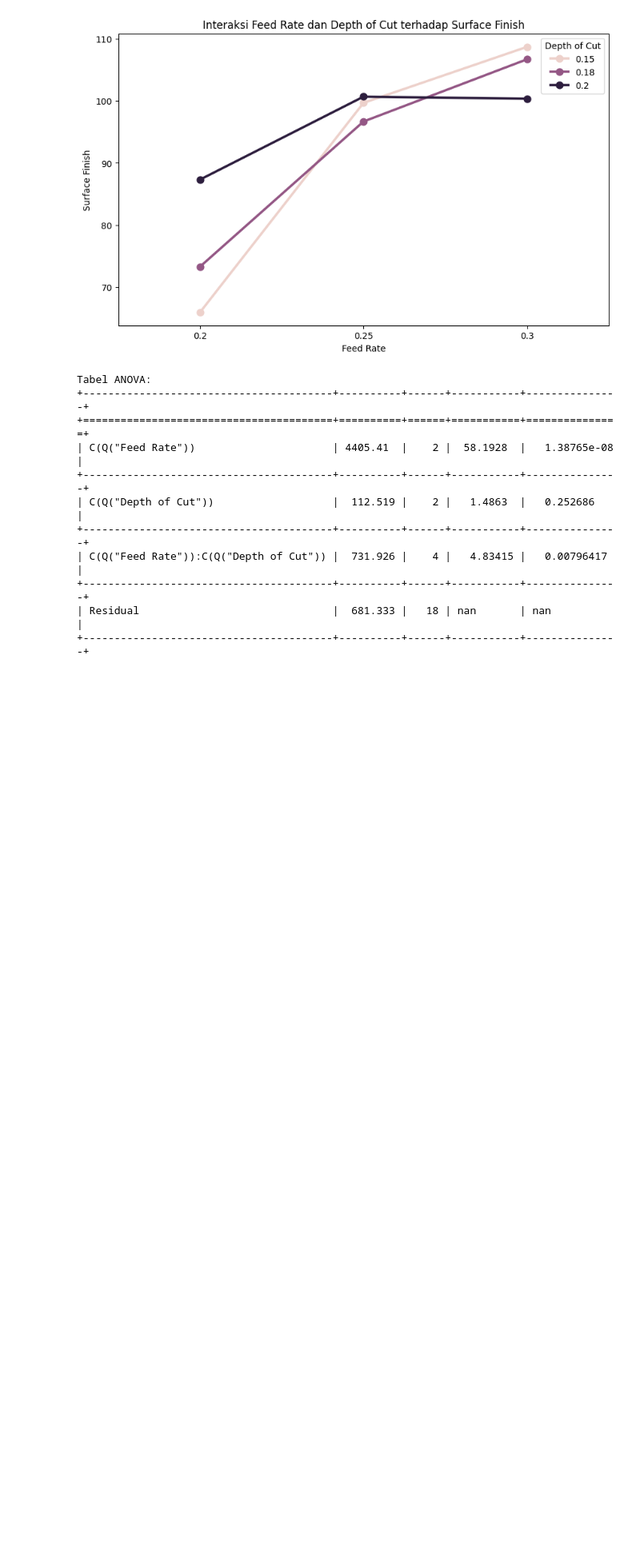
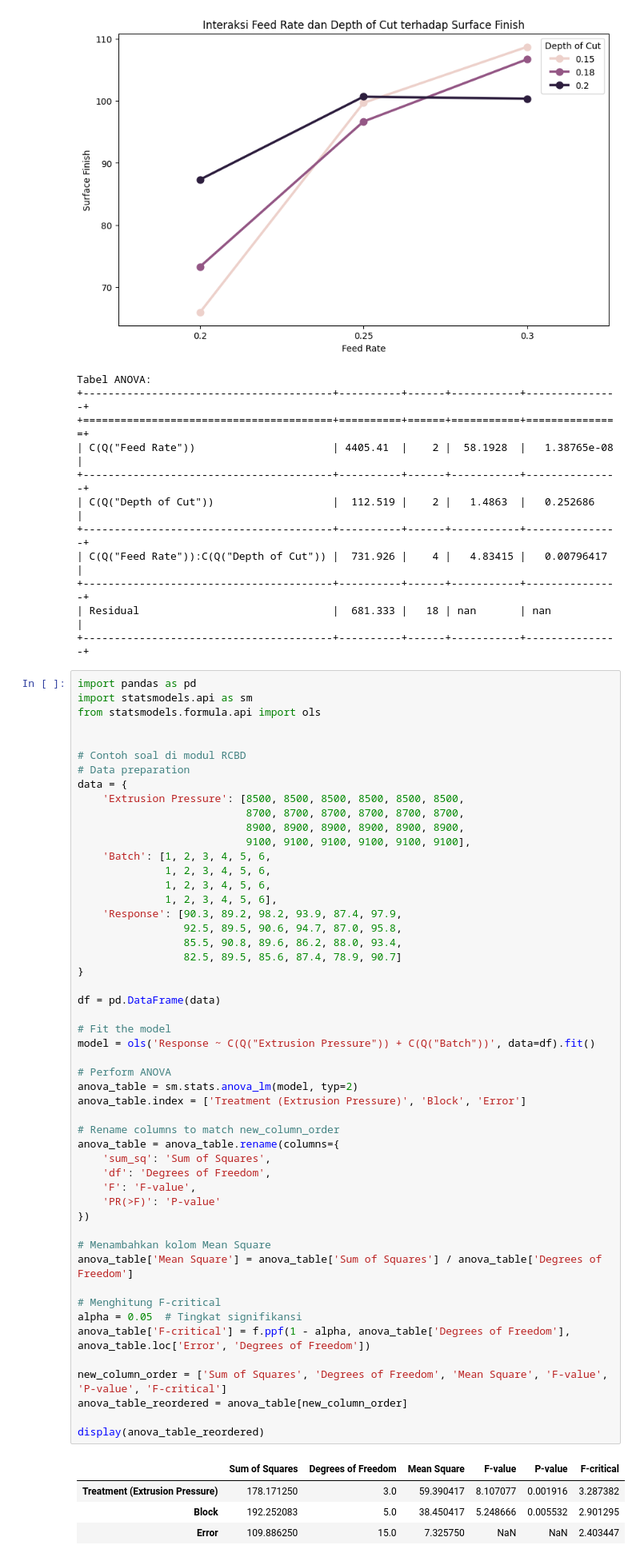
Before and after one commit to fegara/freecodecamp-intro-to-numpy, a Jupyter notebook: Homework2.ipynb, the cells around one changed output. Shown: that part at 80% size. Saved outputs shown, nothing was run; the diff lists cells and outputs as text; blank space fills up the shorter version.

```diff
--- a/Homework2.ipynb
+++ b/Homework2.ipynb
@@ -198,3 +205,59 @@ Tabel ANOVA:
 +----------------------------------------+----------+------+-----------+---------------+
 | Residual                               |  681.333 |   18 | nan       | nan           |
 +----------------------------------------+----------+------+-----------+---------------+
+# %%
+import pandas as pd
+import statsmodels.api as sm
+from statsmodels.formula.api import ols
+
+
+# Contoh soal di modul RCBD
+# Data preparation
+data = {
+    'Extrusion Pressure': [8500, 8500, 8500, 8500, 8500, 8500,
+                           8700, 8700, 8700, 8700, 8700, 8700,
+                           8900, 8900, 8900, 8900, 8900, 8900,
+                           9100, 9100, 9100, 9100, 9100, 9100],
+    'Batch': [1, 2, 3, 4, 5, 6,
+              1, 2, 3, 4, 5, 6,
+              1, 2, 3, 4, 5, 6,
+              1, 2, 3, 4, 5, 6],
+    'Response': [90.3, 89.2, 98.2, 93.9, 87.4, 97.9,
+                 92.5, 89.5, 90.6, 94.7, 87.0, 95.8,
+                 85.5, 90.8, 89.6, 86.2, 88.0, 93.4,
+                 82.5, 89.5, 85.6, 87.4, 78.9, 90.7]
+}
+
+df = pd.DataFrame(data)
+
+# Fit the model
+model = ols('Response ~ C(Q("Extrusion Pressure")) + C(Q("Batch"))', data=df).fit()
+
+# Perform ANOVA
+anova_table = sm.stats.anova_lm(model, typ=2)
+anova_table.index = ['Treatment (Extrusion Pressure)', 'Block', 'Error']
+
+# Rename columns to match new_column_order
+anova_table = anova_table.rename(columns={
+    'sum_sq': 'Sum of Squares',
+    'df': 'Degrees of Freedom',
+    'F': 'F-value',
+    'PR(>F)': 'P-value'
+})
+
+# Menambahkan kolom Mean Square
+anova_table['Mean Square'] = anova_table['Sum of Squares'] / anova_table['Degrees of Freedom']
+
+# Menghitung F-critical
+alpha = 0.05  # Tingkat signifikansi
+anova_table['F-critical'] = f.ppf(1 - alpha, anova_table['Degrees of Freedom'], anova_table.loc['Error', 'Degrees of Freedom'])
+
+new_column_order = ['Sum of Squares', 'Degrees of Freedom', 'Mean Square', 'F-value', 'P-value', 'F-critical']
+anova_table_reordered = anova_table[new_column_order]
+
+display(anova_table_reordered)
+# %% [output]
+|  | Sum of Squares | Degrees of Freedom | Mean Square | F-value | P-value | F-critical |
+| Treatment (Extrusion Pressure) | 178.171250 | 3.0 | 59.390417 | 8.107077 | 0.001916 | 3.287382 |
+| Block | 192.252083 | 5.0 | 38.450417 | 5.248666 | 0.005532 | 2.901295 |
+| Error | 109.886250 | 15.0 | 7.325750 | NaN | NaN | 2.403447 |
```
Also changed, not shown: parts of 2 cells of this notebook.
